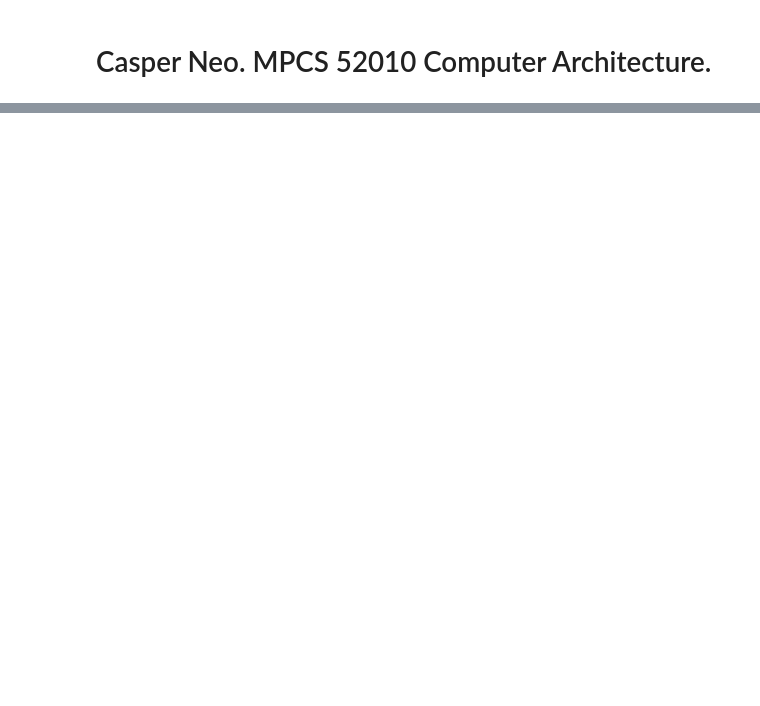
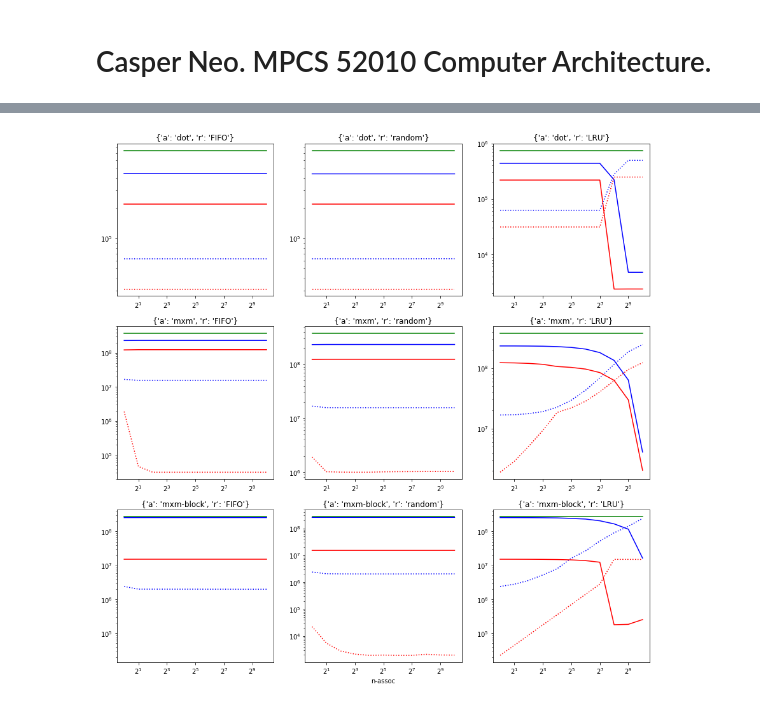
Before and after one commit to CasperN/mpcs_cache_emulator, a Jupyter notebook: analysis.ipynb, the cells around one changed output, grey strips where cells are left out. Cells and saved outputs as stored; diff of their text form; code cells hidden in the pictures; blank space fills up the shorter version.

```diff
--- a/analysis.ipynb
+++ b/analysis.ipynb
@@ -120,0 +115,4 @@ plt.show()
+# %%
+go("n-assoc", [2**x for x in range(11)])
+# %% [output]
+[figure, added]
```
Also changed, not shown: parts of 22 cells of this notebook, 5 other files.
